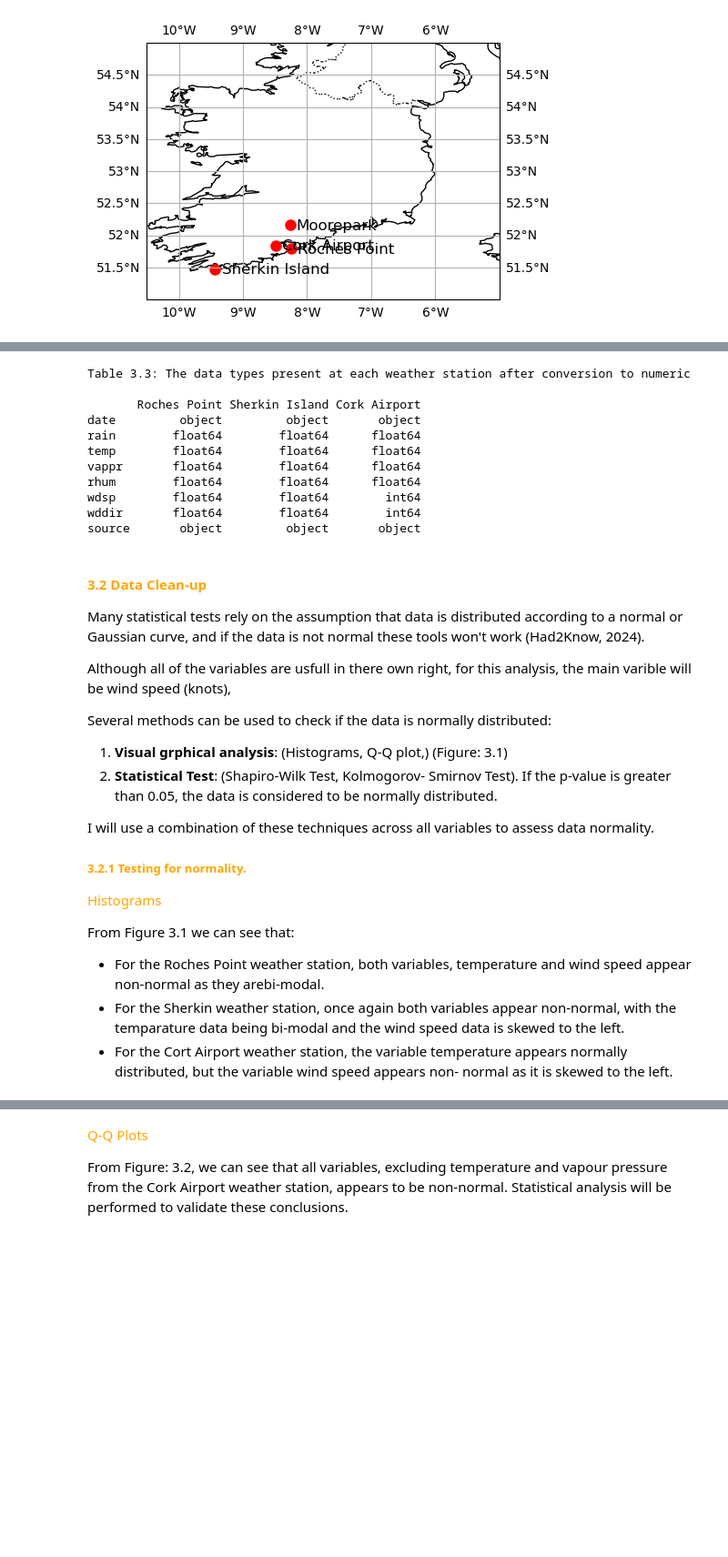
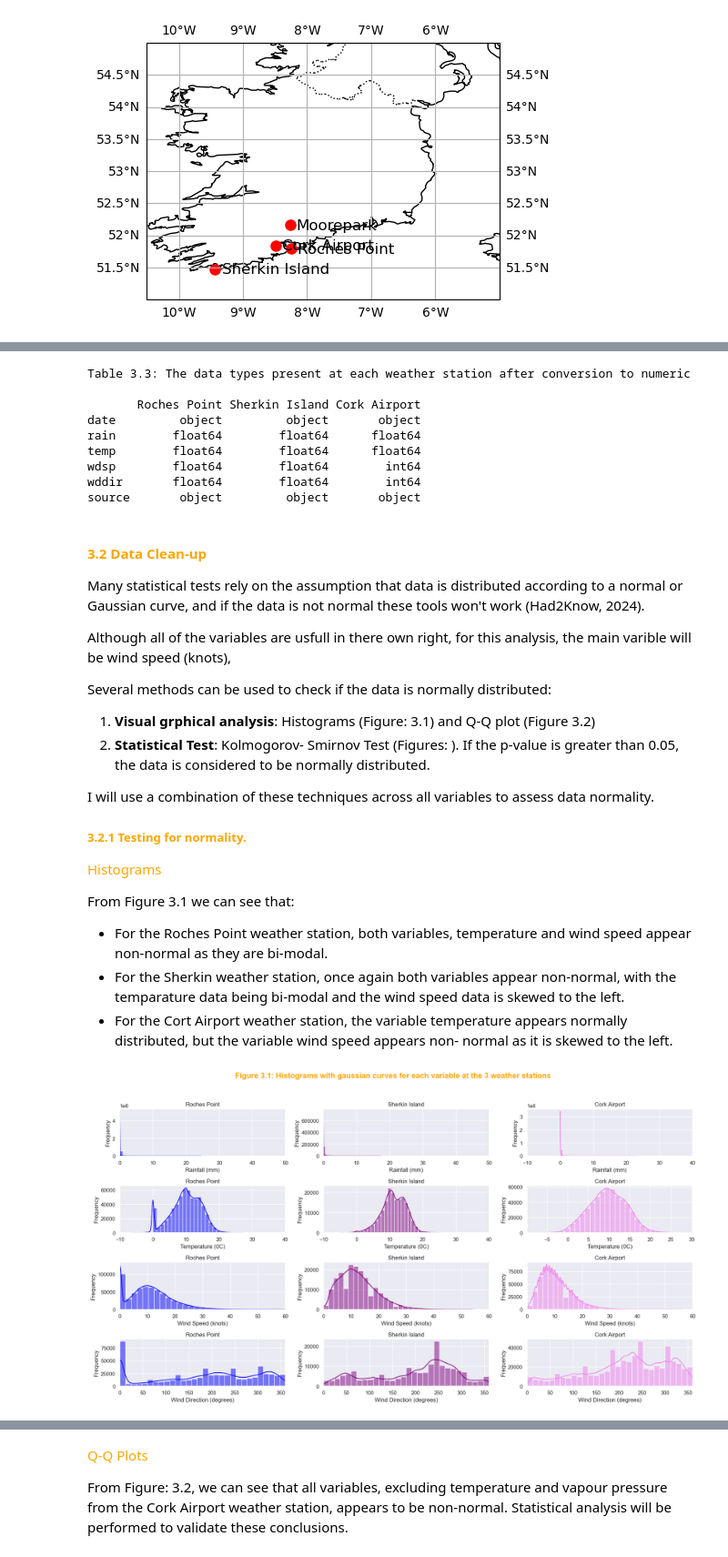
Before and after one commit to Laura6826/PFDA-project, a Jupyter notebook: wind_project.ipynb, the cells around one changed output, grey strips where cells are left out. Shown: that part at 91% size. Drawn from its saved outputs; the diff is of its cells as text; code cells hidden in the pictures; blank space fills up the shorter version.

```diff
--- a/wind_project.ipynb
+++ b/wind_project.ipynb
@@ -185,24 +186,18 @@ source       object         object       object
 # Roches Point weather station
 dfrp['rain'] = pd.to_numeric(dfrp['rain'], errors='coerce')
 dfrp['temp'] = pd.to_numeric(dfrp['temp'], errors='coerce')
-dfrp['vappr'] = pd.to_numeric(dfrp['vappr'], errors='coerce')
-dfrp['rhum'] = pd.to_numeric(dfrp['rhum'], errors='coerce')
 dfrp['wdsp'] = pd.to_numeric(dfrp['wdsp'], errors='coerce')
 dfrp['wddir'] = pd.to_numeric(dfrp['wddir'], errors='coerce')
 
 # Sherkin Islandweather station
 dfs['rain'] = pd.to_numeric(dfs['rain'], errors='coerce')
 dfs['temp'] = pd.to_numeric(dfs['temp'], errors='coerce')
-dfs['vappr'] = pd.to_numeric(dfs['vappr'], errors='coerce')
-dfs['rhum'] = pd.to_numeric(dfs['rhum'], errors='coerce')
 dfs['wdsp'] = pd.to_numeric(dfs['wdsp'], errors='coerce')
 dfs['wddir'] = pd.to_numeric(dfs['wddir'], errors='coerce')
 
 # Cork Airport weather station
 dfca['rain'] = pd.to_numeric(dfca['rain'], errors='coerce')
 dfca['temp'] = pd.to_numeric(dfca['temp'], errors='coerce')
-dfca['vappr'] = pd.to_numeric(dfca['vappr'], errors='coerce')
-dfca['rhum'] = pd.to_numeric(dfca['rhum'], errors='coerce')
 dfca['wdsp'] = pd.to_numeric(dfca['wdsp'], errors='coerce')
 dfca['wddir'] = pd.to_numeric(dfca['wddir'], errors='coerce')
 
@@ -227,8 +222,6 @@ Table 3.3: The data types present at each weather station after conversion to nu
 date         object         object       object
 rain        float64        float64      float64
 temp        float64        float64      float64
-vappr       float64        float64      float64
-rhum        float64        float64      float64
 wdsp        float64        float64        int64
 wddir       float64        float64        int64
 source       object         object       object
@@ -247,8 +240,8 @@ Although all of the variables are usfull in there own right, for this analysis,
 
 Several methods can be used to check if the data is normally distributed:
 
-1. **Visual grphical analysis**: (Histograms, Q-Q plot,) (Figure: 3.1)
-1. **Statistical Test**: (Shapiro-Wilk Test, Kolmogorov- Smirnov Test). If the p-value is greater than 0.05, the data is considered to be normally distributed.
+1. **Visual grphical analysis**: Histograms (Figure: 3.1) and Q-Q plot (Figure 3.2)
+1. **Statistical Test**: Kolmogorov- Smirnov Test (Figures: ). If the p-value is greater than 0.05, the data is considered to be normally distributed.
 
 I will use a combination of these techniques across all variables to assess data normality.
 
@@ -256,16 +249,16 @@ I will use a combination of these techniques across all variables to assess data
 <span style="color:orange"> Histograms <span>
 
 From Figure 3.1 we can see that:
-- For the Roches Point weather station, both variables, temperature and wind speed appear non-normal as they arebi-modal.
+- For the Roches Point weather station, both variables, temperature and wind speed appear non-normal as they are bi-modal.
 - For the Sherkin weather station, once again both variables appear non-normal, with the temparature data being bi-modal and the wind speed data is skewed to the left.
 - For the Cort Airport weather station, the variable temperature appears normally distributed, but the variable wind speed appears non- normal as it is skewed to the left.
 # %%
 # plotting histograms to assess data normality.
 # Set the theme for the plots
 sns.set_theme(style="darkgrid")
-fig, axs = plt.subplots(3, 3, figsize=(18, 10))
+fig, axs = plt.subplots(4, 3, figsize=(18, 10))
 
-# Plot histograms for rain
+# Plot histograms for rainfall (mm)
 sns.histplot(data=dfrp, x="rain", kde=True, color="blue", bins=30, ax=axs[0, 0])
 axs[0, 0].set_title('Roches Point')
 axs[0, 0].set_xlabel('Rainfall (mm)')
@@ -284,48 +277,68 @@ axs[0, 2].set_xlabel('Rainfall (mm)')
 axs[0, 2].set_ylabel('Frequency')
 axs[0, 2].set_xlim(0, 50)
 
-# Plot histograms for temperature
-sns.histplot(data=dfrp, x="temp", kde=True, color="blue", bins=30, ax=axs[0, 0])
+# Plot histograms for temperature (0C)
+sns.histplot(data=dfrp, x="temp", kde=True, color="blue", bins=30, ax=axs[1, 0])
 axs[1, 0].set_title('Roches Point')
 axs[1, 0].set_xlabel('Temperature (0C)')
 axs[1, 0].set_ylabel('Frequency')
 axs[1, 0].set_xlim(-10, 40)
 
-sns.histplot(data=dfs, x="temp", kde=True, color="purple", bins=30, ax=axs[0, 1])
+sns.histplot(data=dfs, x="temp", kde=True, color="purple", bins=30, ax=axs[1, 1])
 axs[1, 1].set_title('Sherkin Island')
 axs[1, 1].set_xlabel('Temperature (0C)')
 axs[1, 1].set_ylabel('Frequency')
 axs[1, 1].set_xlim(-10, 40)
 
-sns.histplot(data=dfca, x="temp", kde=True, color="violet", bins=30, ax=axs[0, 2])
+sns.histplot(data=dfca, x="temp", kde=True, color="violet", bins=30, ax=axs[1, 2])
 axs[1, 2].set_title('Cork Airport')
 axs[1, 2].set_xlabel('Temperature (0C)')
 axs[1, 2].set_ylabel('Frequency')
 axs[0, 2].set_xlim(-10, 40)
 
-# Plot histograms for wind speed
-sns.histplot(data=dfrp, x="wdsp", kde=True, color="blue", bins=30, ax=axs[1, 0])
-axs[2, 0].set_title('Roches Point ')
+# Plot histograms for wind speed (knots)
+sns.histplot(data=dfrp, x="wdsp", kde=True, color="blue", bins=30, ax=axs[2, 0])
+axs[2, 0].set_title('Roches Point')
 axs[2, 0].set_xlabel('Wind Speed (knots)')
 axs[2, 0].set_ylabel('Frequency')
 axs[2, 0].set_xlim(0, 60)
 
-sns.histplot(data=dfs, x="wdsp", kde=True, color="purple", bins=30, ax=axs[1, 1])
+sns.histplot(data=dfs, x="wdsp", kde=True, color="purple", bins=30, ax=axs[2, 1])
 axs[2, 1].set_title('Sherkin Island')
 axs[2, 1].set_xlabel('Wind Speed (knots)')
 axs[2, 1].set_ylabel('Frequency')
 axs[2, 1].set_xlim(0, 60)
 
-sns.histplot(data=dfca, x="wdsp", kde=True, color="violet", bins=30, ax=axs[1, 2])
+sns.histplot(data=dfca, x="wdsp", kde=True, color="violet", bins=30, ax=axs[2, 2])
 axs[2, 2].set_title('Cork Airport')
 axs[2, 2].set_xlabel('Wind Speed (knots)')
 axs[2, 2].set_ylabel('Frequency')
 axs[2, 2].set_xlim(0, 60)
 
+# Plot histograms for wind direction (degrees)
+sns.histplot(data=dfrp, x="wddir", kde=True, color="blue", bins=30, ax=axs[3, 0])
+axs[3, 0].set_title('Roches Point')
+axs[3, 0].set_xlabel('Wind Direction (degrees)')
+axs[3, 0].set_ylabel('Frequency')
+axs[3, 0].set_xlim(0, 360)
+
+sns.histplot(data=dfs, x="wddir", kde=True, color="purple", bins=30, ax=axs[3, 1])
+axs[3, 1].set_title('Sherkin Island')
+axs[3, 1].set_xlabel('Wind Direction (degrees)')
+axs[3, 1].set_ylabel('Frequency')
+axs[3, 1].set_xlim(0, 360)
+
+sns.histplot(data=dfca, x="wddir", kde=True, color="violet", bins=30, ax=axs[3, 2])
+axs[3, 2].set_title('Cork Airport')
+axs[3, 2].set_xlabel('Wind Direction (degrees)')
+axs[3, 2].set_ylabel('Frequency')
+axs[3, 2].set_xlim(0, 360)
 
 # Add an overall title to the figure
 fig.suptitle('Figure 3.1: Histograms with gaussian curves for each variable at the 3 weather stations', fontsize=16, fontweight='bold', color= 'orange')
 
 # Show the plot
 plt.tight_layout(rect=[0, 0, 1, 0.95])
 plt.show()
+# %% [output]
+[figure, added]
```
Also changed, not shown: parts of 27 cells of this notebook, 2 other files.
